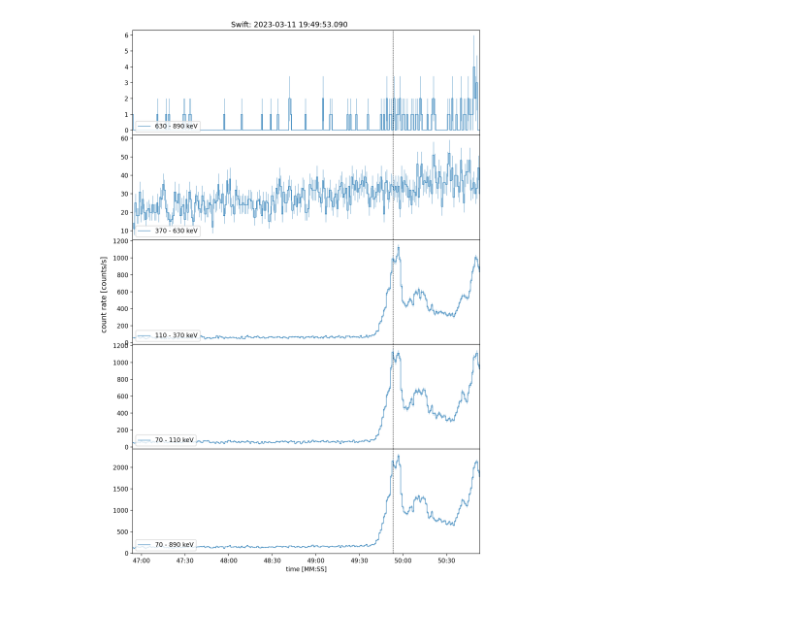
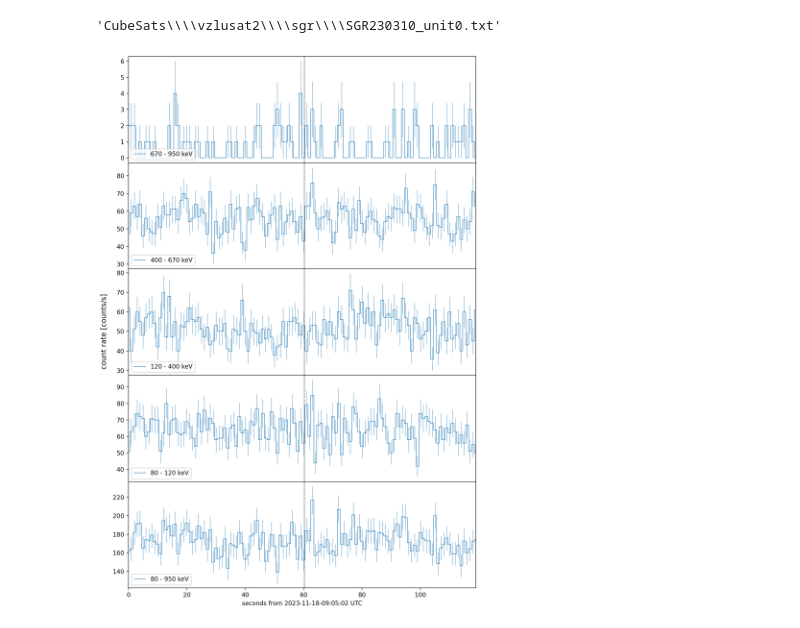
Before and after one commit to mdafcikova/grbalpha-tools, a Jupyter notebook: notebook.ipynb, the cells around one changed output. Cells and saved outputs as stored; diff of their text form; code cells hidden in the pictures.

```diff
--- a/notebook.ipynb
+++ b/notebook.ipynb
@@ -22,3 +68,7 @@ obs.check_event(time,cubesat+'-'+mission,dtvalue_left=1,dtvalue_right=1
+# %%
+filename
+# %% [output]
+'CubeSats\\\\vzlusat2\\\\sgr\\\\SGR230310_unit0.txt'
 # %%
 for file in os.listdir(r"C:\Users\maria\Desktop\CubeSats\GRBs\files"):
     if file == 'test.json':
@@ -31,20 +81,24 @@ for file in os.listdir(r"C:\Users\maria\Desktop\CubeSats\GRBs\files"):
         # sf = obs.is_SF_in_file()
         print(f"{file}:\n SGR:\n {sgr}")# \n SF:\n {sf}")
 # %%
-path = r"C:\Users\maria\Desktop\CubeSats\GRBs\files\r23c11b_209536.json"
-time = '2023-03-11 19:49:53.090'
+path = r"C:\Users\maria\Desktop\CubeSatss\GRBs\files\r23k18a_239232.json"
+time = '2023-11-18 09:06:02'
 
-event_type = 'Swift'
+event_type = 'GW'
 
 obs = Observation(path)
-obs.check_event(time,event_type,llim=59,rlim=99,dtvalue_left=3,dtvalue_right=1
-                # ,save_path="C:\\Users\\maria\\Desktop\\CubeSats\\GRBs\\analysis\\"
-                ,second_locator=[0,30]
-                # ,fit_function='polynom'
-                ,plot_fit=False
+obs.lightcurve(time,event_type,dtvalue_left=60,dtvalue_right=60,tunit='second'
+                # ,save_path="C:\\Users\\maria\\Desktop\\CubeSatss\\GRBs\\analysis\\"
                 )
-# ra = 244.9794583333
-# dec = -15.6402222
-# obs.skymap(time,event_type,ra,dec,save_path="C:\\Users\\maria\\Desktop\\CubeSats\\GRBs\\analysis\\")
+
+# obs.check_event(time,event_type,dtvalue_left=1,dtvalue_right=2.5,llim=50,rlim=113
+#                 # ,fit_function='polynom'
+#                 ,save_path="C:\\Users\\maria\\Desktop\\CubeSats\\GRBs\\analysis\\"
+#                 )
+
+# ra, dec = 348.9, 33.6
+# obs.skymap(time,event_type,ra,dec
+#         #    ,save_path="C:\\Users\\maria\\Desktop\\CubeSatss\\GRBs\\analysis\\"
+#            )
 # %% [output]
-[figure, old version]
+[figure, new version]
```
Also changed, not shown: parts of 23 cells of this notebook, 1 other file.
